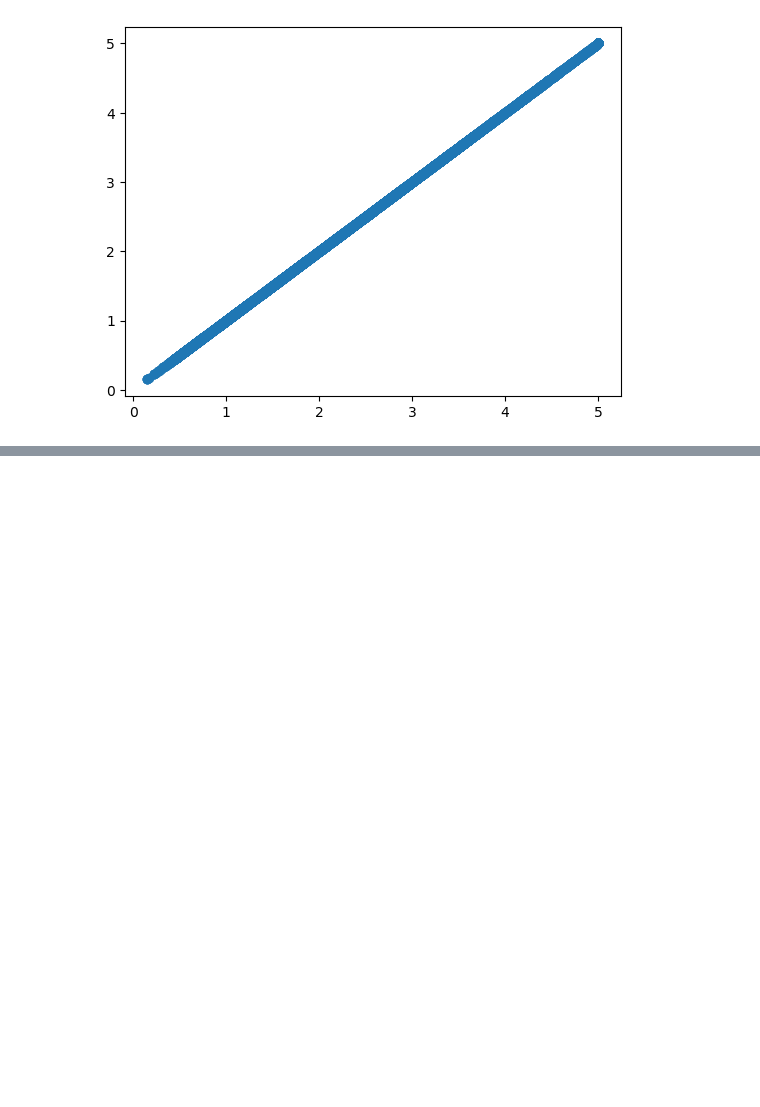
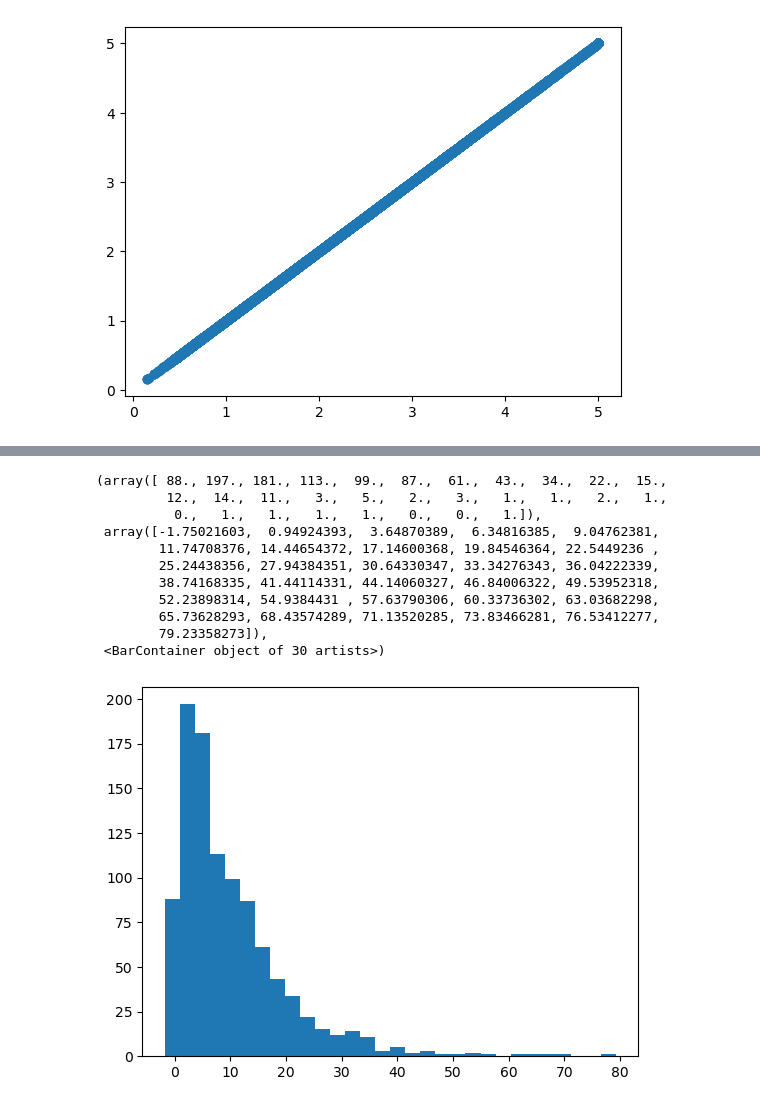
Before and after one commit to victorhrls/scikit-learn-intro, a Jupyter notebook: scikit_init.ipynb, the cells around one changed output, grey strips where cells are left out. Cells and saved outputs as stored; diff of their text form; code cells hidden in the pictures; blank space fills up the shorter version.

```diff
--- a/scikit_init.ipynb
+++ b/scikit_init.ipynb
@@ -106,0 +227,22 @@ plt.scatter(y,new_scale)
+# %%
+# Generates 1000 random points from an exponential distribution of mean 10
+# Generates 1000 points from a gaussian with mean 0 and std = 1
+
+# So i am taking the exp distribution and adding some noise from the Gaussian
+scale_test = np.random.exponential(10,(1000)) + np.random.normal(0,1,(1000))
+
+# Histogram of 30 bins from this noisy values
+plt.hist(scale_test,30)
+# %% [output]
+(array([ 88., 197., 181., 113.,  99.,  87.,  61.,  43.,  34.,  22.,  15.,
+         12.,  14.,  11.,   3.,   5.,   2.,   3.,   1.,   1.,   2.,   1.,
+          0.,   1.,   1.,   1.,   1.,   0.,   0.,   1.]),
+ array([-1.75021603,  0.94924393,  3.64870389,  6.34816385,  9.04762381,
+        11.74708376, 14.44654372, 17.14600368, 19.84546364, 22.5449236 ,
+        25.24438356, 27.94384351, 30.64330347, 33.34276343, 36.04222339,
+        38.74168335, 41.44114331, 44.14060327, 46.84006322, 49.53952318,
+        52.23898314, 54.9384431 , 57.63790306, 60.33736302, 63.03682298,
+        65.73628293, 68.43574289, 71.13520285, 73.83466281, 76.53412277,
+        79.23358273]),
+ <BarContainer object of 30 artists>)
+[figure, added]
```
Also changed, not shown: parts of 26 cells of this notebook, 2 other files.
